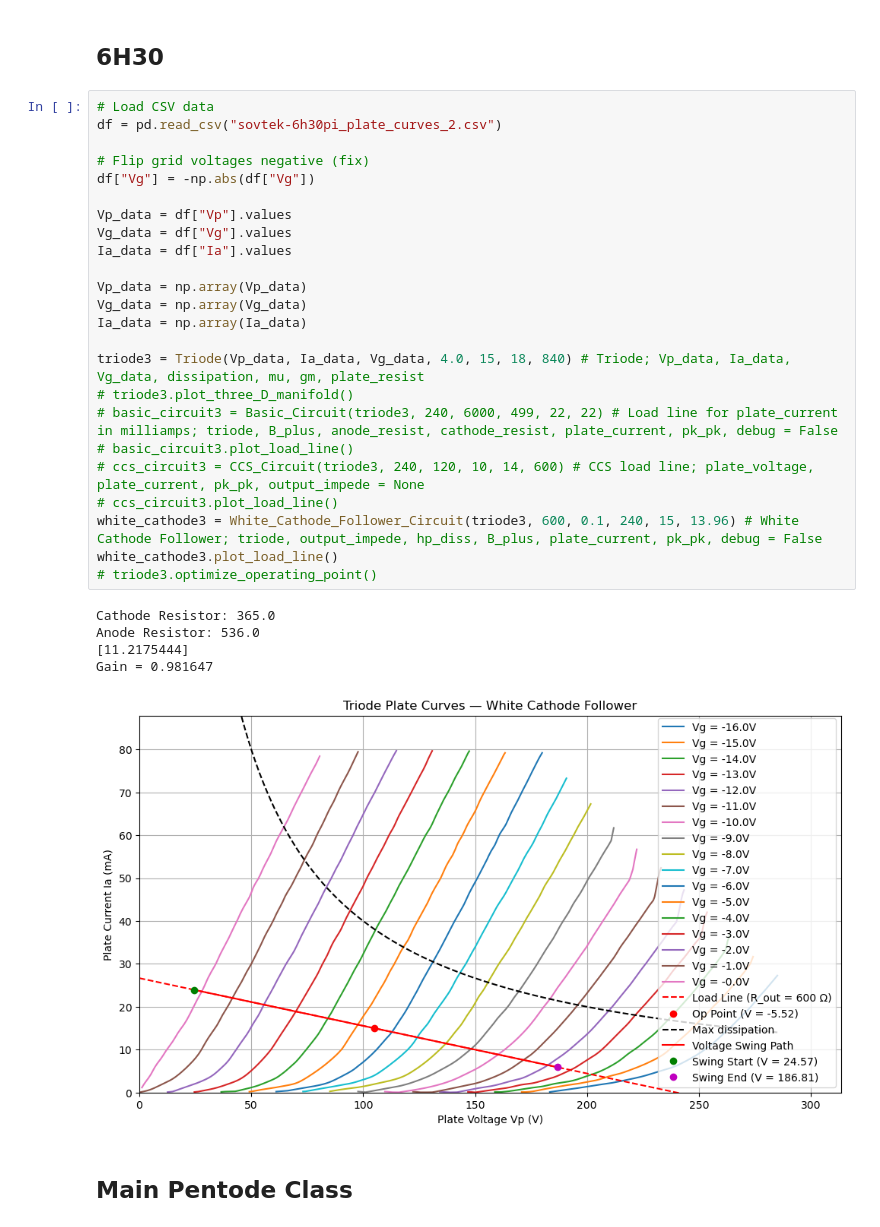
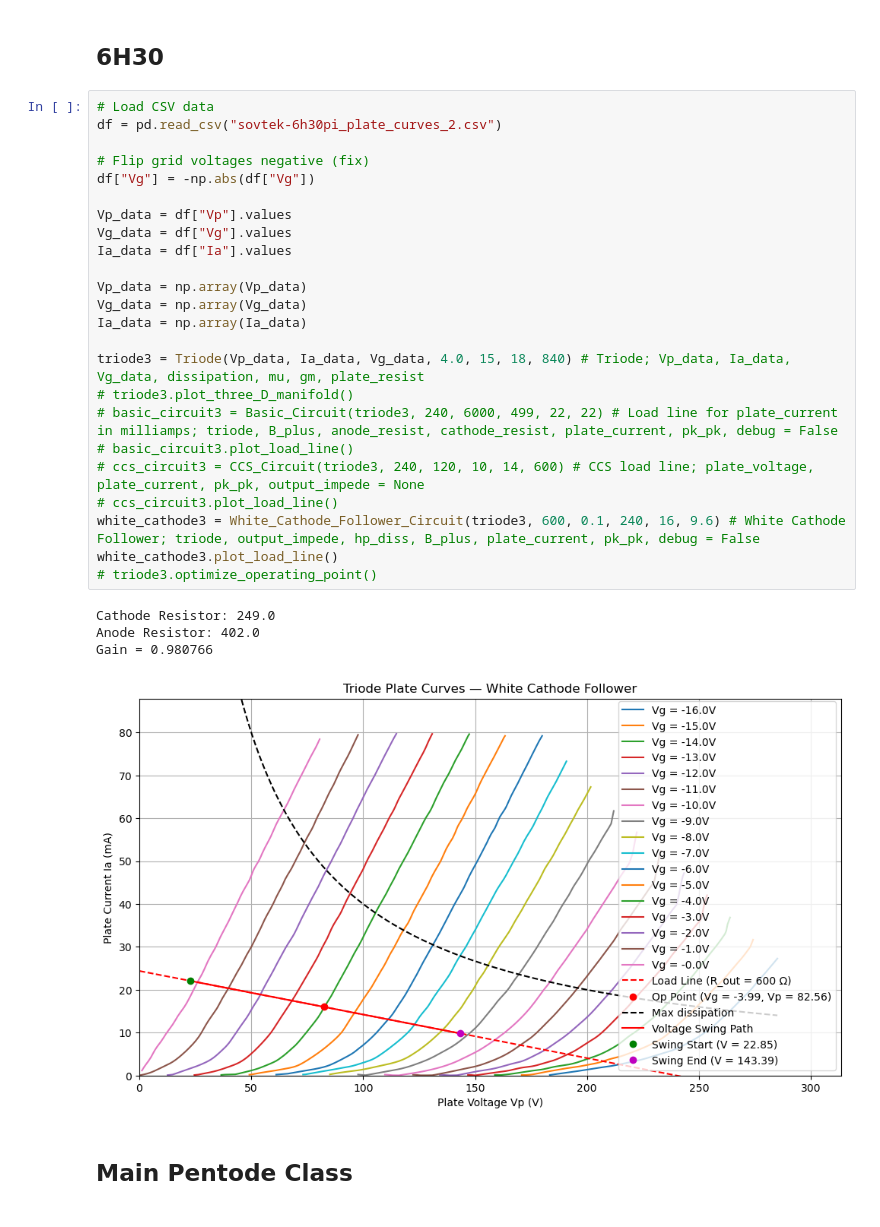
Before and after one commit to tiedyefreak22/Dual-Mono-Amp-Design, a Jupyter notebook: Triode_Pentode_Plate_Curves10.ipynb, the cells around one changed output. Cells and saved outputs as stored; diff of their text form.

```diff
--- a/Triode_Pentode_Plate_Curves10.ipynb
+++ b/Triode_Pentode_Plate_Curves10.ipynb
@@ -719,33 +719,32 @@ Animation saved as triode_ccs_voltage_swing.gif
 # %%
 # Load CSV data
 df = pd.read_csv("sovtek-6h30pi_plate_curves_2.csv")
 
 # Flip grid voltages negative (fix)
 df["Vg"] = -np.abs(df["Vg"])
 
 Vp_data = df["Vp"].values
 Vg_data = df["Vg"].values
 Ia_data = df["Ia"].values
 
 Vp_data = np.array(Vp_data)
 Vg_data = np.array(Vg_data)
 Ia_data = np.array(Ia_data)
 
 triode3 = Triode(Vp_data, Ia_data, Vg_data, 4.0, 15, 18, 840) # Triode; Vp_data, Ia_data, Vg_data, dissipation, mu, gm, plate_resist
 # triode3.plot_three_D_manifold()
 # basic_circuit3 = Basic_Circuit(triode3, 240, 6000, 499, 22, 22) # Load line for plate_current in milliamps; triode, B_plus, anode_resist, cathode_resist, plate_current, pk_pk, debug = False
 # basic_circuit3.plot_load_line()
 # ccs_circuit3 = CCS_Circuit(triode3, 240, 120, 10, 14, 600) # CCS load line; plate_voltage, plate_current, pk_pk, output_impede = None
 # ccs_circuit3.plot_load_line()
-white_cathode3 = White_Cathode_Follower_Circuit(triode3, 600, 0.1, 240, 15, 13.96) # White Cathode Follower; triode, output_impede, hp_diss, B_plus, plate_current, pk_pk, debug = False
+white_cathode3 = White_Cathode_Follower_Circuit(triode3, 600, 0.1, 240, 16, 9.6) # White Cathode Follower; triode, output_impede, hp_diss, B_plus, plate_current, pk_pk, debug = False
 white_cathode3.plot_load_line()
 # triode3.optimize_operating_point()
 # %% [output]
-Cathode Resistor: 365.0
-Anode Resistor: 536.0
-[11.2175444]
-Gain = 0.981647
+Cathode Resistor: 249.0
+Anode Resistor: 402.0
+Gain = 0.980766
-[figure, old version]
+[figure, new version]
 # %% [markdown]
 ## Main Pentode Class
 # %%
```
Also changed, not shown: parts of 1 cell of this notebook.
